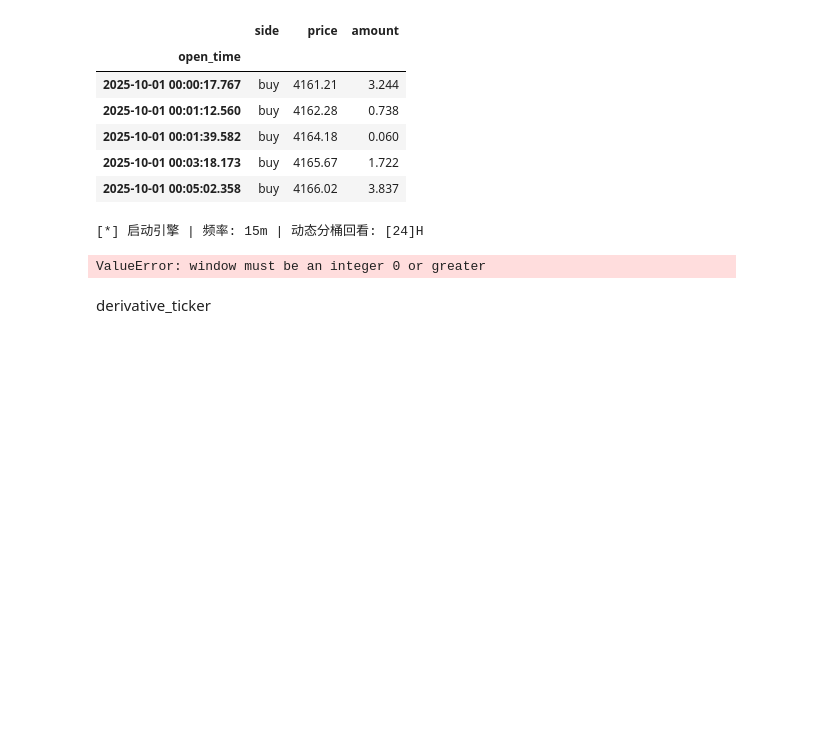
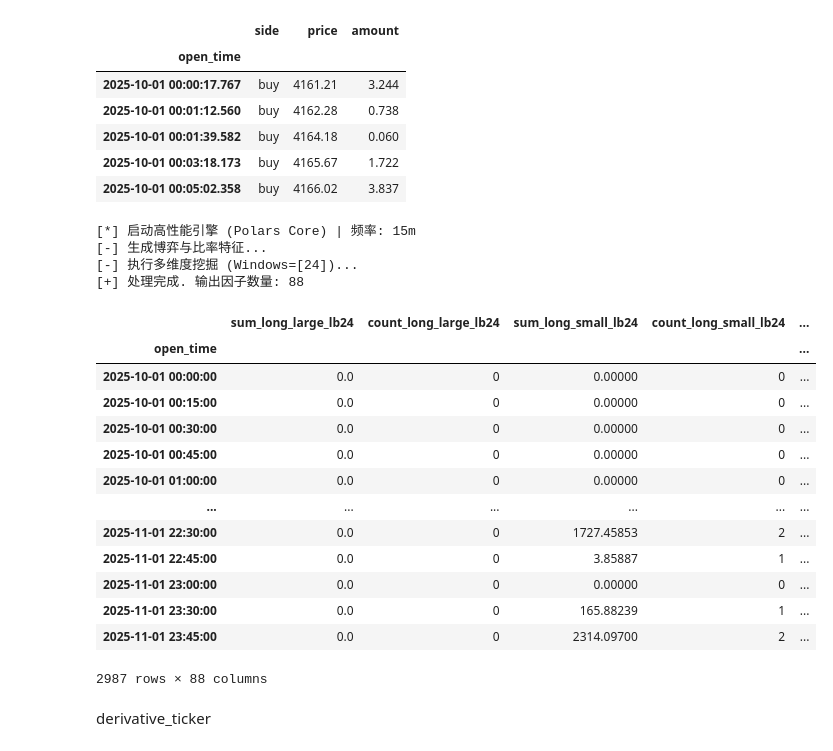
Before and after one commit to aamingaa/crypto-workstation-v2, a Jupyter notebook: deal_data.ipynb, the cells around one changed output. Saved outputs shown, nothing was run; the diff lists cells and outputs as text; code cells hidden in the pictures; blank space fills up the shorter version.

Commit message:
_polars

```diff
--- a/deal_data.ipynb
+++ b/deal_data.ipynb
@@ -482,20 +478,38 @@ liq_df.head()
 | 2025-10-01 00:01:39.582 | buy | 4164.18 | 0.060 |
 | 2025-10-01 00:03:18.173 | buy | 4165.67 | 1.722 |
 | 2025-10-01 00:05:02.358 | buy | 4166.02 | 3.837 |
-# %%
-from tools import LiquidationFactorEngine as liq
-liq_factor_engine = liq.LiquidationFactorEngine(resample_freq = '15m')
-bucket_quantiles = [0.90]
-bucket_window_hours=[24]
-mining_windows=[24]
-mining_quantiles=[0.90]
-
-liq_factor_df = liq_factor_engine.process(liq_df, bucket_quantiles=bucket_quantiles, bucket_window_hours=bucket_window_hours, mining_windows=mining_windows, mining_quantiles=mining_quantiles)
-
-liq_factor_df
-# %% [output]
-[*] 启动引擎 | 频率: 15m | 动态分桶回看: [24]H
-ValueError: window must be an integer 0 or greater
+# %%
+from tools import LiquidationFactorEngine as liq
+# from tools import LiquidationFactorEngine as liq
+liq_factor_engine = liq.LiquidationFactorEngine(resample_freq = '15m')
+
+bucket_quantiles = [0.75, 0.90]
+bucket_window_hours=[24, 48]
+mining_windows=[24]
+mining_quantiles=[0.90]
+
+liq_factor_df = liq_factor_engine.process(liq_df, bucket_quantiles=bucket_quantiles, bucket_window_hours=bucket_window_hours, mining_windows=mining_windows, mining_quantiles=mining_quantiles)
+
+liq_factor_df
+# %% [output]
+[*] 启动高性能引擎 (Polars Core) | 频率: 15m
+[-] 生成博弈与比率特征...
+[-] 执行多维度挖掘 (Windows=[24])...
+[+] 处理完成. 输出因子数量: 88
+|  | sum_long_large_lb24 | count_long_large_lb24 | sum_long_small_lb24 | count_long_small_lb24 | ... |
+| open_time |  |  |  |  | ... |
+| 2025-10-01 00:00:00 | 0.0 | 0 | 0.00000 | 0 | ... |
+| 2025-10-01 00:15:00 | 0.0 | 0 | 0.00000 | 0 | ... |
+| 2025-10-01 00:30:00 | 0.0 | 0 | 0.00000 | 0 | ... |
+| 2025-10-01 00:45:00 | 0.0 | 0 | 0.00000 | 0 | ... |
+| 2025-10-01 01:00:00 | 0.0 | 0 | 0.00000 | 0 | ... |
+| ... | ... | ... | ... | ... | ... |
+| 2025-11-01 22:30:00 | 0.0 | 0 | 1727.45853 | 2 | ... |
+| 2025-11-01 22:45:00 | 0.0 | 0 | 3.85887 | 1 | ... |
+| 2025-11-01 23:00:00 | 0.0 | 0 | 0.00000 | 0 | ... |
+| 2025-11-01 23:30:00 | 0.0 | 0 | 165.88239 | 1 | ... |
+| 2025-11-01 23:45:00 | 0.0 | 0 | 2314.09700 | 2 | ... |
+2987 rows × 88 columns
 # %% [markdown]
 derivative_ticker
 # %%
```
Also changed, not shown: parts of 3 cells of this notebook, 1 other file.
